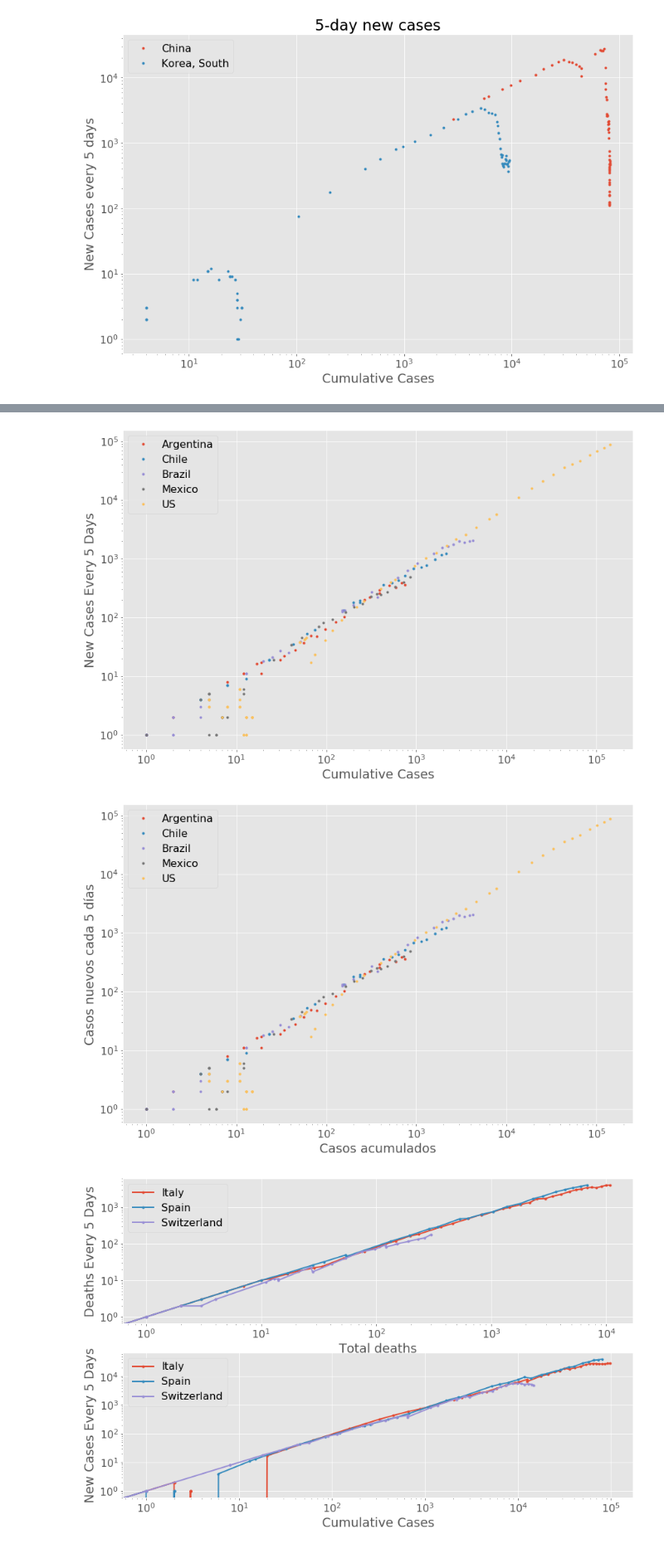
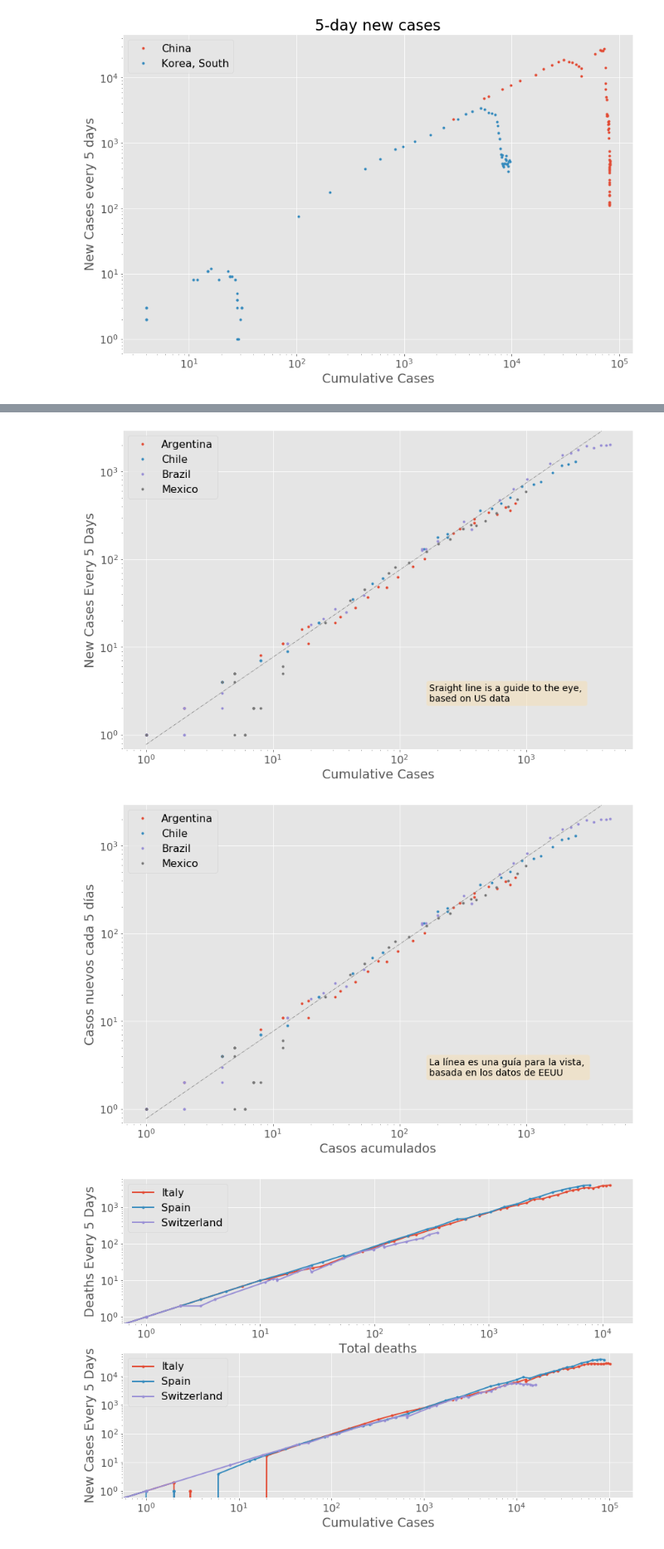
Before and after one commit to aquilesC/Covid-19-Jupyter-Notebook, a Jupyter notebook: Covid_Time_Series.ipynb, the cells around one changed output, grey strips where cells are left out. Shown at 83% size. Saved outputs shown, nothing was run; the diff lists cells and outputs as text; code cells hidden in the pictures.

Commit message:
Plooting new data and added fit for US data as a guide to the eye on other plots

```diff
--- a/Covid_Time_Series.ipynb
+++ b/Covid_Time_Series.ipynb
@@ -406,0 +466,18 @@ if SAVE_FIGURES:
+# %%
+countries = ['Netherlands', 'Germany', 'United Kingdom']
+fig, ax = plt.subplots(1)
+for country in countries:
+    ax.plot(sick_data[country], new_cases_5_days[country],  '.')
+ax.set_ylabel('New Cases every 5 days')
+ax.set_xlabel('Cumulative Cases')
+ax.legend(countries)
+xlim = ax.get_xlim()
+ylim = ax.get_ylim()
+ax.plot((1, 1E6), 10**np.polyval(us_fit, (0, 6)), '-.', linewidth=.8, color='grey')
+ax.set_xlim(xlim)
+ax.set_ylim(ylim)
+props = dict(boxstyle='round', facecolor='wheat', alpha=0.5)
+text = 'Sraight line is a guide to the eye, \nbased on US data'
+t = ax.text(.6, .15, text, transform=ax.transAxes, fontsize=14, bbox=props)
+if SAVE_FIGURES:
+    plt.savefig('Figures/Europe_Net_Ger_UK_Lin_Lin_New_Cumulative_5_days.png')
@@ -407,5 +486,5 @@ if SAVE_FIGURES:
 # %%
-countries = ['Argentina', 'Chile', 'Brazil', 'Mexico', 'US']
+countries = ['Argentina', 'Chile', 'Brazil', 'Mexico']
 fig, ax = plt.subplots(1)
 for country in countries:
     ax.plot(sick_data[country], new_cases_5_days[country],  '.')
@@ -414,24 +493,40 @@ ax.set_xlabel('Cumulative Cases')
 ax.set_yscale('log')
 ax.set_xscale('log')
 ax.legend(countries)
+xlim = ax.get_xlim()
+ylim = ax.get_ylim()
+ax.plot((1, 1E6), 10**np.polyval(us_fit, (0, 6)), '-.', linewidth=.8, color='grey')
+ax.set_xlim(xlim)
+ax.set_ylim(ylim)
+props = dict(boxstyle='round', facecolor='wheat', alpha=0.5)
+text = 'Sraight line is a guide to the eye, \nbased on US data'
+t = ax.text(.6, .15, text, transform=ax.transAxes, fontsize=14, bbox=props)
 if SAVE_FIGURES:
     plt.savefig('Figures/Latin_America_Log_Log_New_Cumulative_5_days.png')
 # %% [output]
-[figure, old version]
+[figure, new version]
 # %%
-countries = ['Argentina', 'Chile', 'Brazil', 'Mexico', 'US']
+countries = ['Argentina', 'Chile', 'Brazil', 'Mexico']
 fig, ax = plt.subplots(1)
 for country in countries:
     ax.plot(sick_data[country], new_cases_5_days[country],  '.')
 ax.set_ylabel('Casos nuevos cada 5 días')
 ax.set_xlabel('Casos acumulados')
 ax.set_yscale('log')
 ax.set_xscale('log')
 ax.legend(countries)
+xlim = ax.get_xlim()
+ylim = ax.get_ylim()
+ax.plot((1, 1E6), 10**np.polyval(us_fit, (0, 6)), '-.', linewidth=.8, color='grey')
+ax.set_xlim(xlim)
+ax.set_ylim(ylim)
+props = dict(boxstyle='round', facecolor='wheat', alpha=0.5)
+text = 'La línea es una guía para la vista, \nbasada en los datos de EEUU'
+t = ax.text(.6, .15, text, transform=ax.transAxes, fontsize=14, bbox=props)
 if SAVE_FIGURES:
     plt.savefig('Figures/Es/Latin_America_Log_Log_New_Cumulative_5_days.png')
 # %% [output]
-[figure, old version]
+[figure, new version]
 # %%
 countries = ['Italy', 'Spain', 'Switzerland']
 fig, ax = plt.subplots(2, 1)
```
Also changed, not shown: parts of 23 cells of this notebook, 28 other files.
